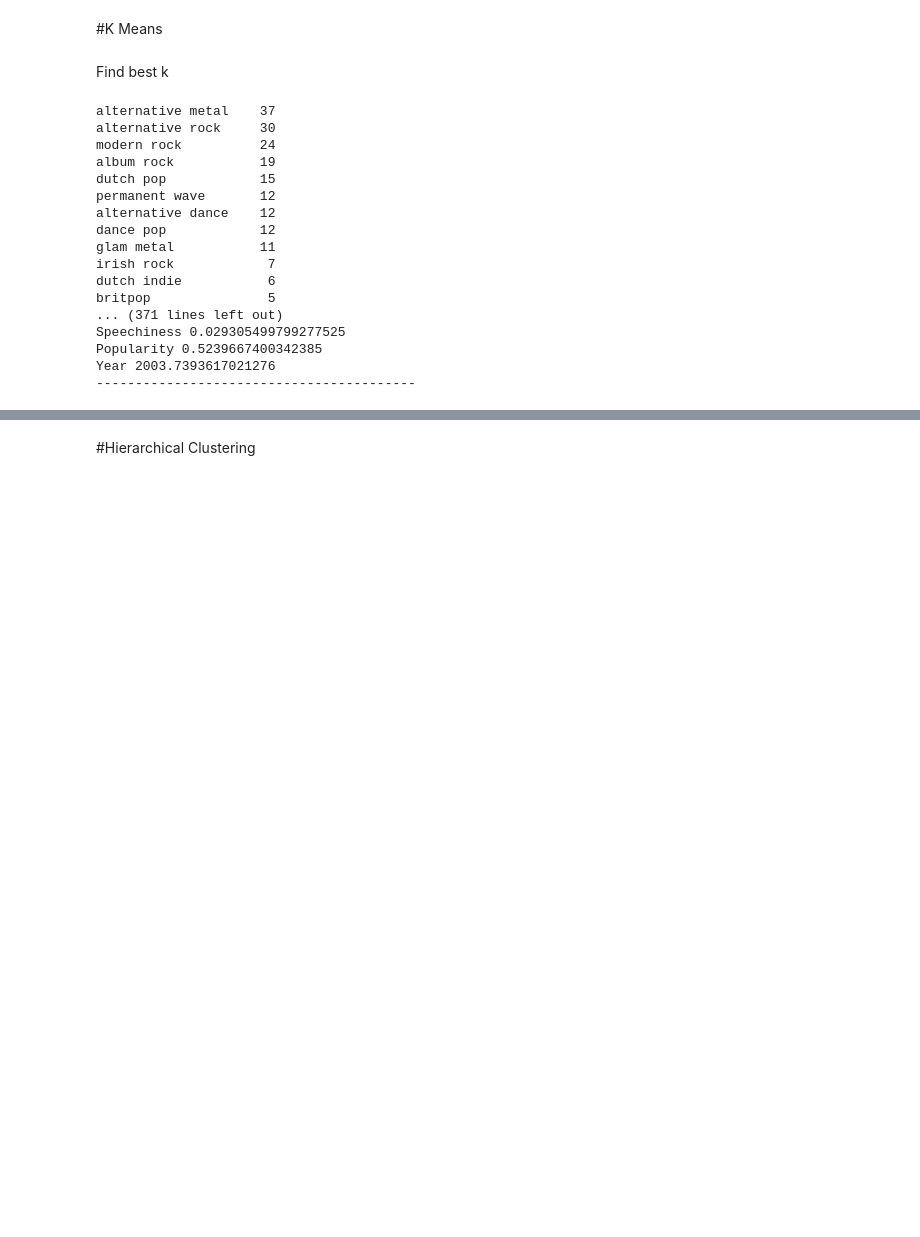
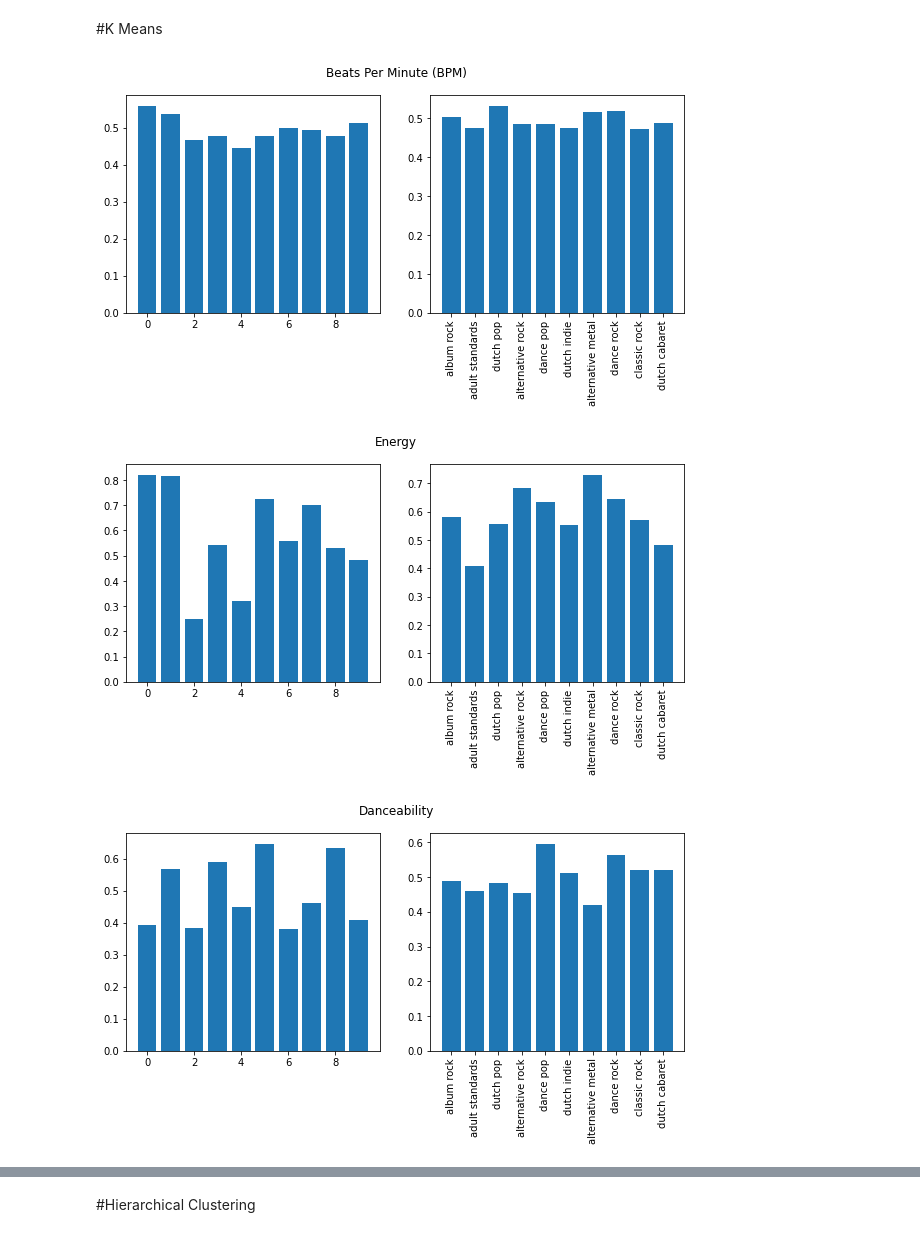
Before and after one commit to JacksonHassell/DSP-Project, a Jupyter notebook: DSP_Project.ipynb, the cells around one changed output, grey strips where cells are left out. Saved outputs shown, nothing was run; the diff lists cells and outputs as text; code cells hidden in the pictures; blank space fills up the shorter version.

```diff
--- a/DSP_Project.ipynb
+++ b/DSP_Project.ipynb
@@ -61,4 +69,2 @@ df_encoded.drop('Top Genre', inplace=True, axis=1)
 # %% [markdown]
 #K Means
-# %% [markdown]
-Find best k
@@ -95,24 +70,0 @@ df_display['Year'] = df['Year']
-# %%
-for i in range(0, 10):
-  print(df_display[df_display['Cluster'] == i]['Genre'].value_counts())
-  for column in columns_to_standardize:
-    print(column + " " + str(df_display[df_display['Cluster'] == i][column].mean()))
-  print('-----------------------------------------')
-# %% [output]
-alternative metal    37
-alternative rock     30
-modern rock          24
-album rock           19
-dutch pop            15
-permanent wave       12
-alternative dance    12
-dance pop            12
-glam metal           11
-irish rock            7
-dutch indie           6
-britpop               5
-... (371 lines left out)
-Speechiness 0.029305499799277525
-Popularity 0.5239667400342385
-Year 2003.7393617021276
------------------------------------------
@@ -118,0 +81,30 @@ Year 2003.7393617021276
+# %%
+#Statistics for each cluster
+# for i in range(0, 10):
+#   print('Cluster ' + str(i))
+#   for column in columns_to_standardize:
+#     print(column + " " + str(df_display[df_display['Cluster'] == i][column].mean()))
+#   print('-----------------------------------------')
+
+top_genres = df_display['Genre'].value_counts()[0:10,].index.values
+top_df = df_display[df_display['Genre'].isin(top_genres)]
+
+clusters = list(range(0, 10))
+for column in columns_to_standardize:
+  cluster_data = []
+  for i in clusters:
+    value = top_df[top_df['Cluster'] == i][column].mean()
+    cluster_data.append(value)
+  genre_data = []
+  for i in top_genres:
+    value = top_df[top_df['Genre'] == i][column].mean()
+    genre_data.append(value)
+  fig, (ax1, ax2) = plt.subplots(1, 2, figsize=(10, 4))
+  fig.suptitle(column)
+  ax1.bar(clusters, cluster_data)
+  ax2.bar(top_genres,genre_data)
+  plt.xticks(rotation=90)
+# %% [output]
+[figure, added]
+[figure, added]
+[figure, added]
```
Also changed, not shown: parts of 17 cells of this notebook.
